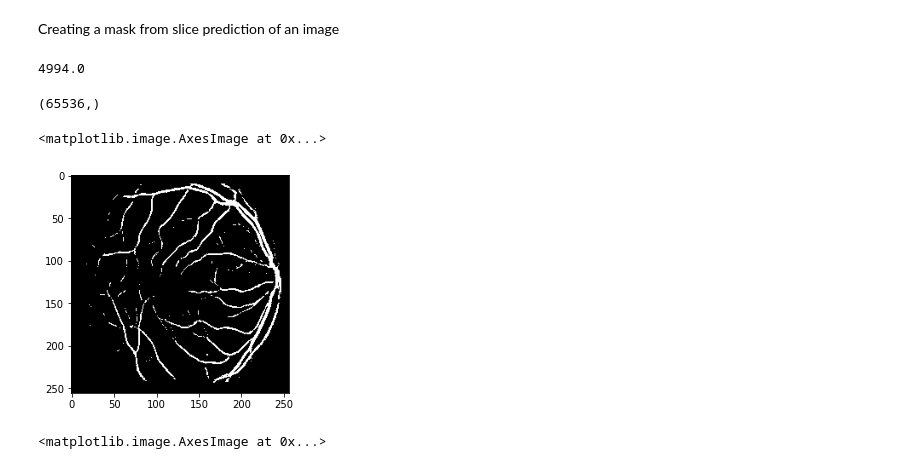
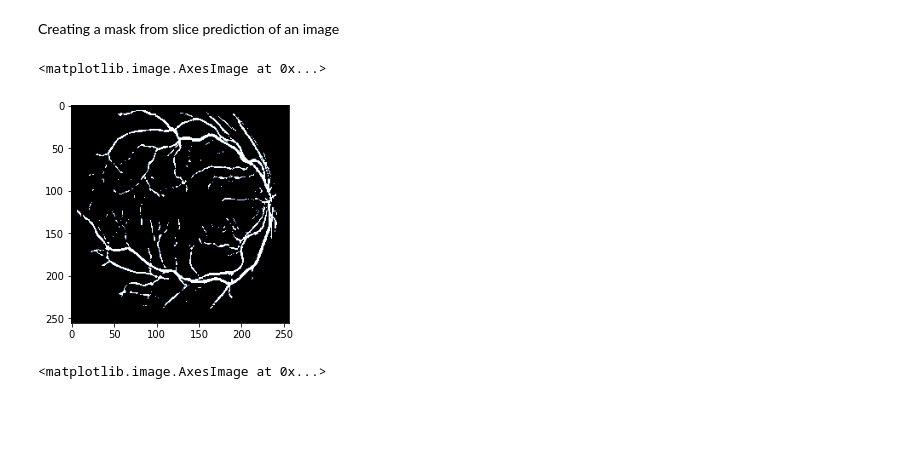
Before and after one commit to alxtrtw/retinal-segmentation, a Jupyter notebook: retinal_segmentation/gui/retinal_segmentation.ipynb, the cells around one changed output. Saved outputs shown, nothing was run; the diff lists cells and outputs as text; code cells hidden in the pictures; blank space fills up the shorter version.

```diff
--- a/retinal_segmentation/gui/retinal_segmentation.ipynb
+++ b/retinal_segmentation/gui/retinal_segmentation.ipynb
@@ -328,15 +333,5 @@ Creating a mask from slice prediction of an image
 # %%
 i = 9
 input_img = np.asarray(load_image(get_image_paths(data_dir)[i]))
-input_slices = get_input_features(data_images[256*256*(i-1):256*256*i])
+input_slices = get_input_features(data_images[256*256*(i):256*256*(i+1)])
 target_img = np.asarray(load_image(get_image_paths(target_dir)[i]))
-
-predicted_vector = classifier.predict(input_slices)
-# %%
-np.sum(predicted_vector)
-# %% [output]
-4994.0
-# %%
-predicted_vector.shape
-# %% [output]
-(65536,)
@@ -343,14 +340,14 @@ predicted_vector.shape
 # %%
 m = 256
 predicted_image = np.zeros((m, m))
 
 i = 0
 for x in range(m):
     for y in range(m):
         predicted_image[x, y] = predicted_vector[i]
         i += 1
-plt.imshow(predicted_image, cmap="gray")
+plt.imshow(predicted_image, cmap="bone")
 # %% [output]
 <matplotlib.image.AxesImage at 0x...>
-[figure, old version]
+[figure, new version]
 # %%
```
Also changed, not shown: parts of 8 cells of this notebook.
